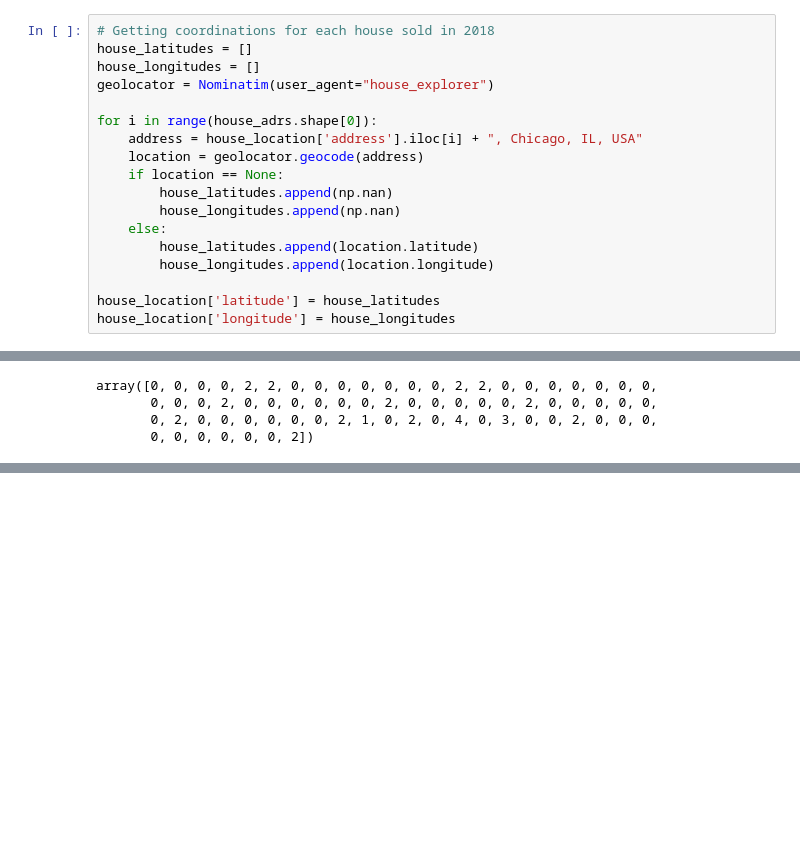
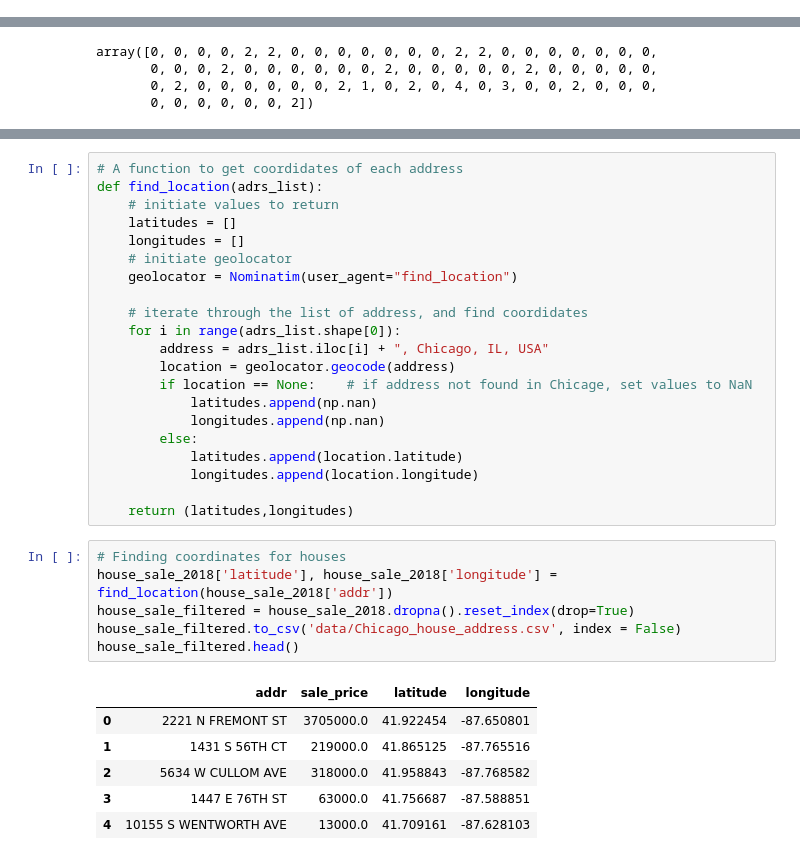
Before and after one commit to weikongwei/Data-Science-Project, a Jupyter notebook: Data Science Capstone Project.ipynb, the cells around one changed output, grey strips where cells are left out. Cells and saved outputs as stored; diff of their text form; blank space fills up the shorter version.

```diff
--- a/Data Science Capstone Project.ipynb
+++ b/Data Science Capstone Project.ipynb
@@ -119,18 +46,0 @@ house_location['sale_price'] = sale_2018['sale_price']
-# %%
-# Getting coordinations for each house sold in 2018
-house_latitudes = []
-house_longitudes = []
-geolocator = Nominatim(user_agent="house_explorer")
-
-for i in range(house_adrs.shape[0]):
-    address = house_location['address'].iloc[i] + ", Chicago, IL, USA"
-    location = geolocator.geocode(address)
-    if location == None:
-        house_latitudes.append(np.nan)
-        house_longitudes.append(np.nan)
-    else:
-        house_latitudes.append(location.latitude)
-        house_longitudes.append(location.longitude)
-
-house_location['latitude'] = house_latitudes
-house_location['longitude'] = house_longitudes
@@ -806,0 +750,34 @@ map_clusters
+# %%
+# A function to get coordidates of each address
+def find_location(adrs_list):
+    # initiate values to return
+    latitudes = []
+    longitudes = []
+    # initiate geolocator
+    geolocator = Nominatim(user_agent="find_location")
+
+    # iterate through the list of address, and find coordidates
+    for i in range(adrs_list.shape[0]):
+        address = adrs_list.iloc[i] + ", Chicago, IL, USA"
+        location = geolocator.geocode(address)
+        if location == None:    # if address not found in Chicage, set values to NaN
+            latitudes.append(np.nan)
+            longitudes.append(np.nan)
+        else:
+            latitudes.append(location.latitude)
+            longitudes.append(location.longitude)
+
+    return (latitudes,longitudes)
+# %%
+# Finding coordinates for houses
+house_sale_2018['latitude'], house_sale_2018['longitude'] = find_location(house_sale_2018['addr'])
+house_sale_filtered = house_sale_2018.dropna().reset_index(drop=True)
+house_sale_filtered.to_csv('data/Chicago_house_address.csv', index = False)
+house_sale_filtered.head()
+# %% [output]
+|  | addr | sale_price | latitude | longitude |
+| 0 | 2221 N FREMONT ST | 3705000.0 | 41.922454 | -87.650801 |
+| 1 | 1431 S 56TH CT | 219000.0 | 41.865125 | -87.765516 |
+| 2 | 5634 W CULLOM AVE | 318000.0 | 41.958843 | -87.768582 |
+| 3 | 1447 E 76TH ST | 63000.0 | 41.756687 | -87.588851 |
+| 4 | 10155 S WENTWORTH AVE | 13000.0 | 41.709161 | -87.628103 |
```
Also changed, not shown: parts of 22 cells of this notebook, 4 other files.
